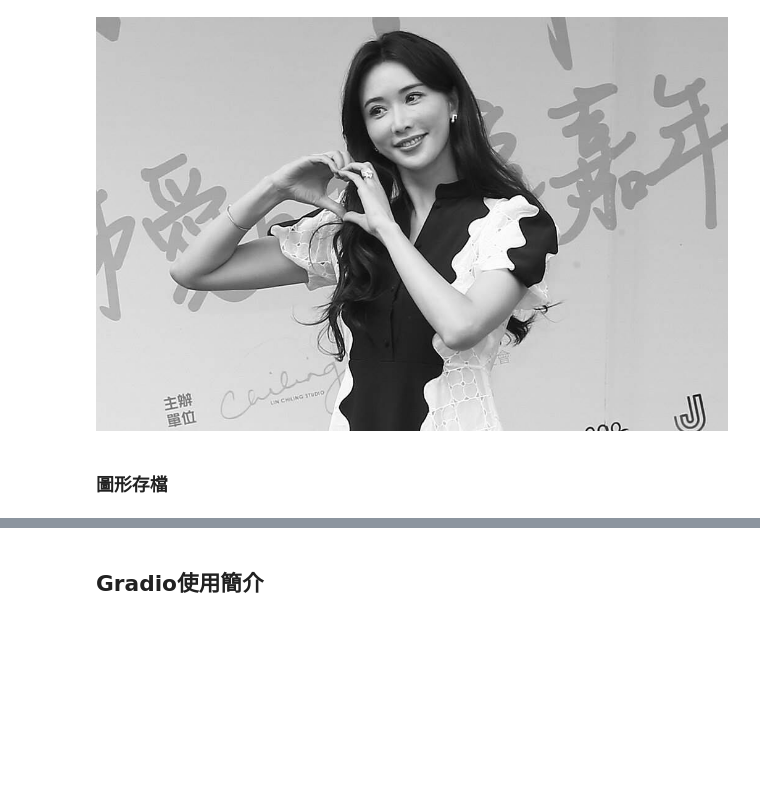
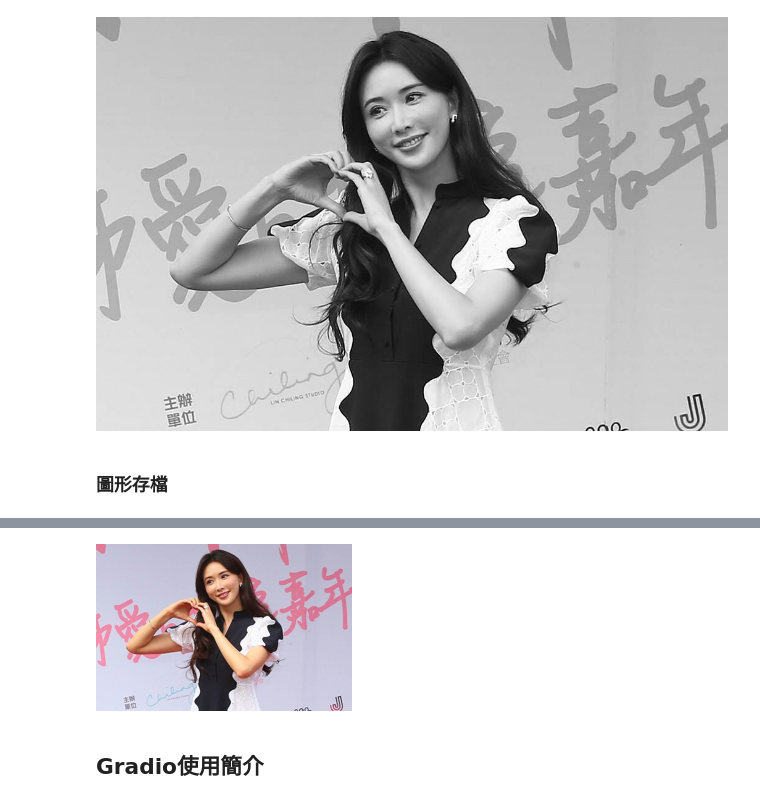
Before and after one commit to vcdemy/20231026, a Jupyter notebook: 20231026筆記.ipynb, the cells around one changed output, grey strips where cells are left out. Drawn from its saved outputs; the diff is of its cells as text; code cells hidden in the pictures; blank space fills up the shorter version.

```diff
--- a/20231026筆記.ipynb
+++ b/20231026筆記.ipynb
@@ -182,3 +197,7 @@ img.convert('L').save('lin01.jpg')
+# %%
+img.resize((img.size[0]//4, img.size[1]//4))
+# %% [output]
+[figure, added]
 # %% [markdown]
 ## Gradio使用簡介
 # %%
```
Also changed, not shown: parts of 14 cells of this notebook.
